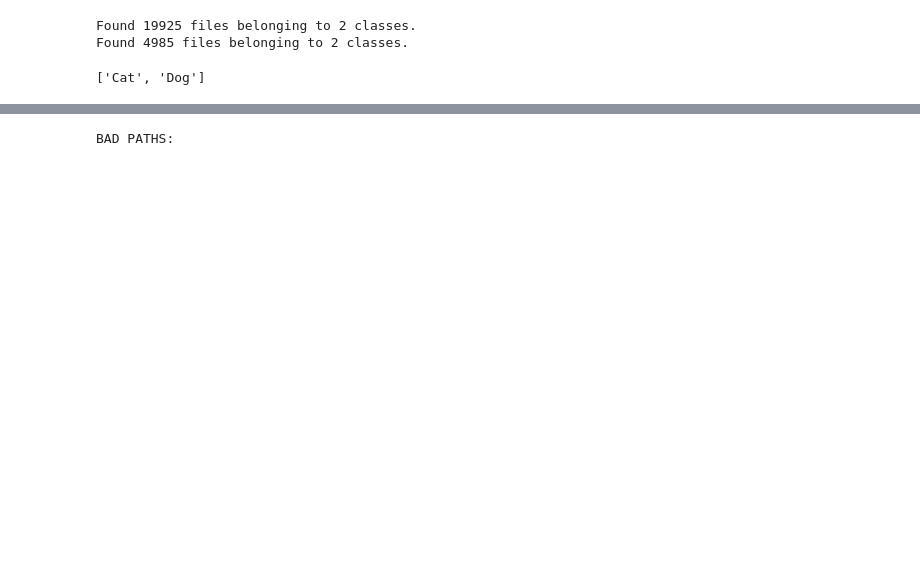
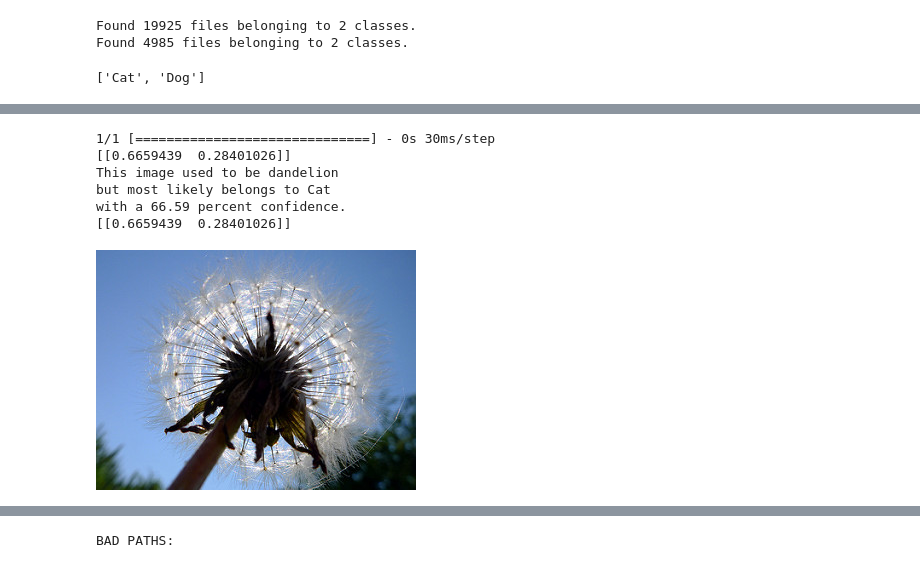
Before and after one commit to bunnanna/image_classifier_for_training, a Jupyter notebook: classfydc.ipynb, the cells around one changed output, grey strips where cells are left out. Cells and saved outputs as stored; diff of their text form; code cells hidden in the pictures; blank space fills up the shorter version.

```diff
--- a/classfydc.ipynb
+++ b/classfydc.ipynb
@@ -134,0 +146,23 @@ with a 53.15 percent confidence.
+# %%
+from random import random
+img_paths = glob('../vs/data/dataset/flowers/*/*.jpg')
+ind=int(random()*len(img_paths)-1)
+img = tf.keras.utils.load_img(
+    img_paths[ind], target_size=(img_height, img_width)
+)
+img_array = tf.keras.utils.img_to_array(img)
+img_array = tf.expand_dims(img_array, 0) # Create a batch
+predictions = model.predict(img_array)
+score = max(predictions)
+print(predictions)
+print("This image used to be {} \nbut most likely belongs to {} \nwith a {:.2f} percent confidence.\n{}".format(img_paths[ind].split("\\")[-2],class_names[np.argmax(score)], 100 * np.max(score),predictions))
+
+PIL.Image.open(img_paths[ind])
+# %% [output]
+1/1 [==============================] - 0s 30ms/step
+[[0.6659439  0.28401026]]
+This image used to be dandelion
+but most likely belongs to Cat
+with a 66.59 percent confidence.
+[[0.6659439  0.28401026]]
+[figure, added]
```
Also changed, not shown: parts of 10 cells of this notebook, 24 other files.
